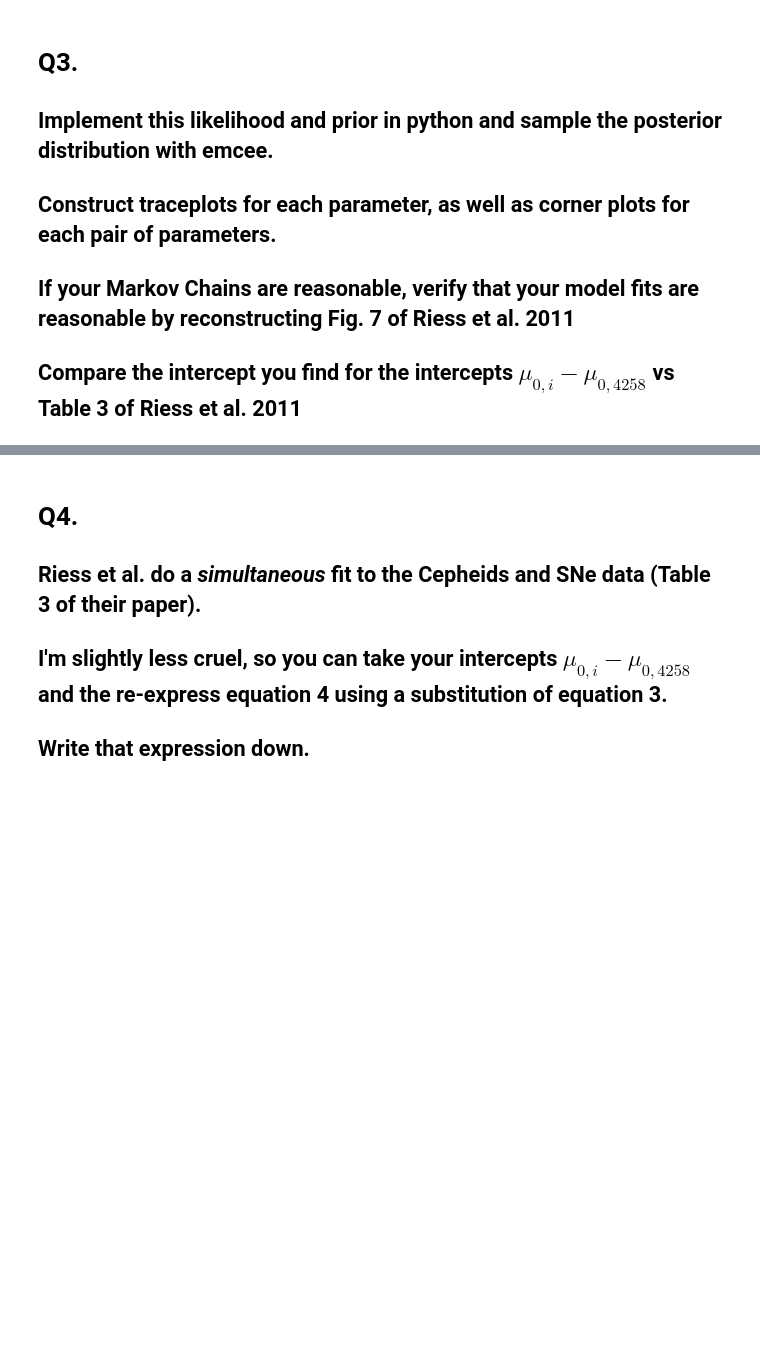
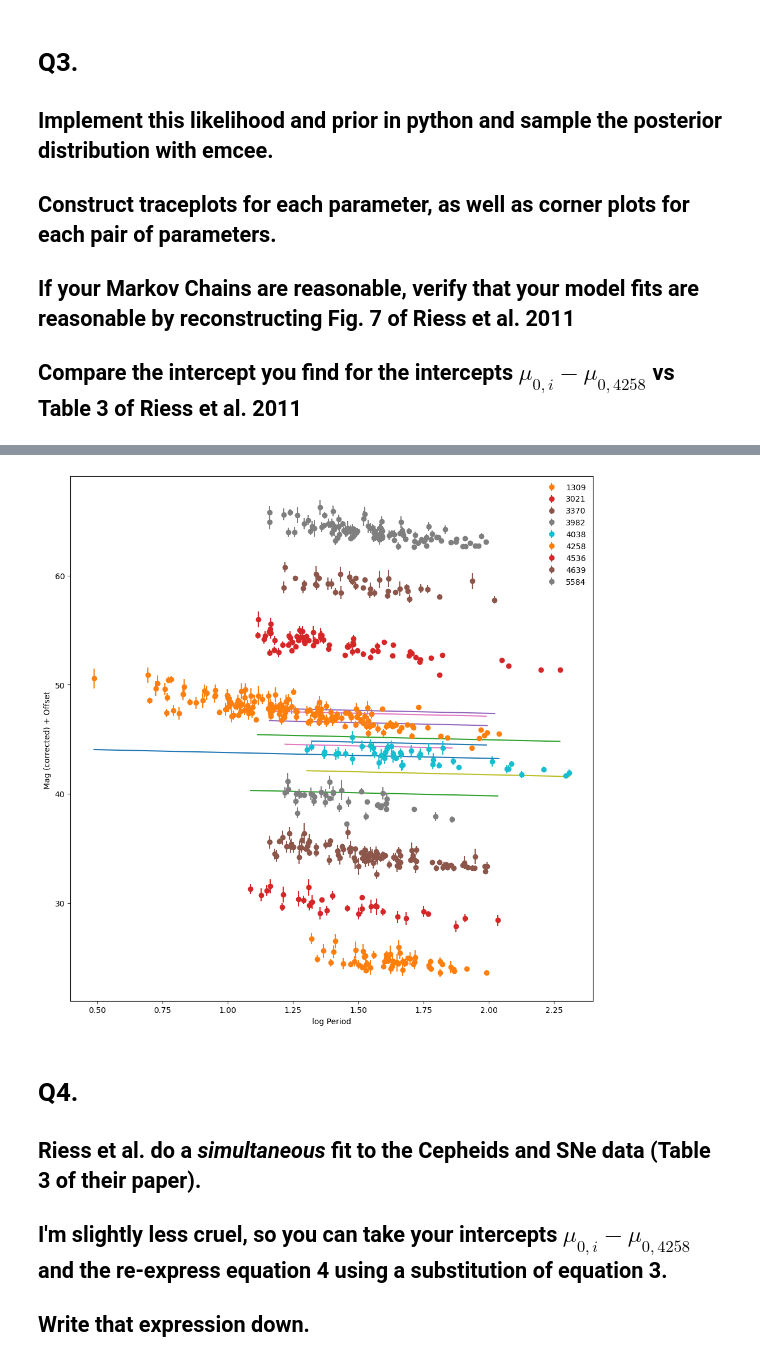
Before and after one commit to gnarayan/ast596_2023_Spring, a Jupyter notebook: homework/AidanBerres/04_midterm/midterm.ipynb, the cells around one changed output, grey strips where cells are left out. Cells and saved outputs as stored; diff of their text form; code cells hidden in the pictures; blank space fills up the shorter version.

```diff
--- a/homework/AidanBerres/04_midterm/midterm.ipynb
+++ b/homework/AidanBerres/04_midterm/midterm.ipynb
@@ -193,0 +233,3 @@ corner.corner(sam[::10], plot_contours=True, show_titles=True, smooth=2);
+# %%
+def func(x,m,b):
+    return m*x+b
@@ -194,3 +242,23 @@ corner.corner(sam[::10], plot_contours=True, show_titles=True, smooth=2);
+# %%
+%matplotlib inline
+fig = plt.figure(figsize=(10, 10))
+ax = fig.add_subplot(111)
+
+for i, ID in enumerate(hosts):
+    ceph.select(ID)
+    mobs = ceph.mobs
+    logP = ceph.logP
+    sigma_obs = ceph.sigma
+    xv=np.linspace(logP.min(),logP.max(),1000)
+    ax.plot(xv,func(xv,med[-1],med[i]+med[5]))
+    ax.errorbar(logP, mobs+(5*i), yerr=sigma_obs, linestyle='None', marker='o', label=ID)
+
+ax.legend(frameon=False)
+ax.set_xlabel('log Period')
+ax.set_ylabel('Mag (corrected) + Offset ')
+fig.tight_layout()
+# %% [output]
+[figure, added]
 # %% [markdown]
 # Q4.
 
```
Also changed, not shown: parts of 10 cells of this notebook.
